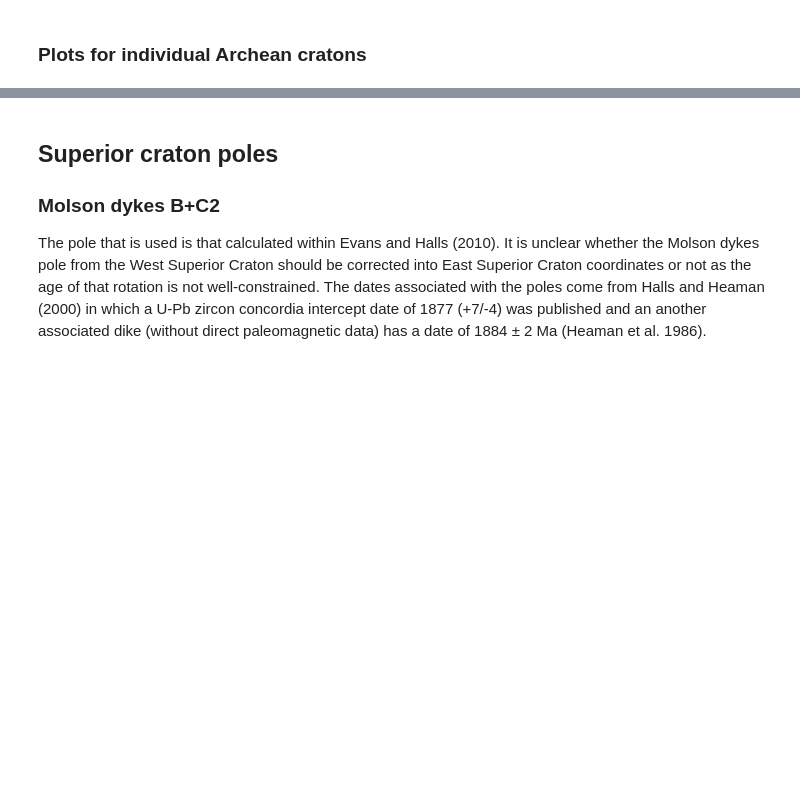
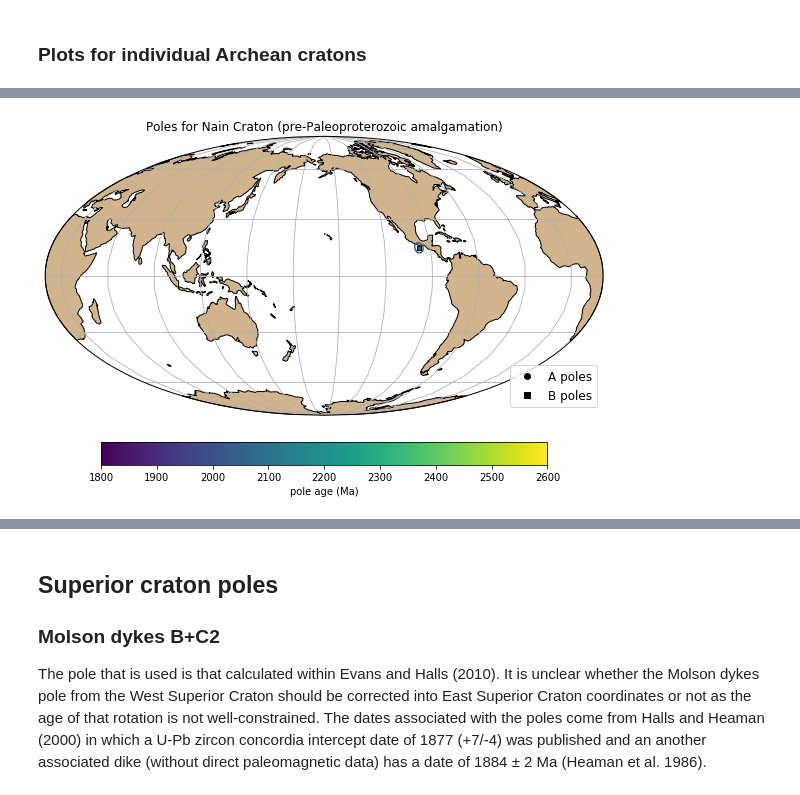
Before and after one commit to Swanson-Hysell-Group/Laurentia_Paleogeography, a Jupyter notebook: Laurentia_pole_compilation.ipynb, the cells around one changed output, grey strips where cells are left out. Cells and saved outputs as stored; diff of their text form; code cells hidden in the pictures; blank space fills up the shorter version.

```diff
--- a/Laurentia_pole_compilation.ipynb
+++ b/Laurentia_pole_compilation.ipynb
@@ -791,19 +826,19 @@ plt.show()
 # %%
 map_axis = ipmag.make_mollweide_map(central_longitude=200,figsize=(10,10))
-ipmag.plot_poles_colorbar(map_axis,Laur_Nain_poles_A_plon,Laur_Nain_poles_A_plat,Laur_Nain_poles_A_a95,
-                          Laur_Nain_poles_A_age,1800,2600,marker='o',colorbar=False)
 ipmag.plot_poles_colorbar(map_axis,Laur_Nain_poles_B_plon,Laur_Nain_poles_B_plat,Laur_Nain_poles_B_a95,
                           Laur_Nain_poles_B_age,1800,2600,marker='s')
 plt.title('Poles for Nain Craton (pre-Paleoproterozoic amalgamation)')
 legend_elements = [Line2D([0], [0], marker='o', color='w', label='A poles',
                           markerfacecolor='k', markersize=8),
                    Line2D([0], [0], marker='s', color='w', label='B poles',
                           markerfacecolor='k', markersize=8)]
 
 plt.legend(handles=legend_elements, loc='upper right',
            bbox_to_anchor=(1,0.2), fancybox=True, fontsize = 12)
 plt.savefig('./Figures/Laurentia_Nain_poles.pdf')
 plt.show()
+# %% [output]
+[figure, added]
 # %%
 #NEED TO IMPROVE TO DEAL WITH SUPERIOR ROTATION
 map_axis = ipmag.make_mollweide_map(central_longitude=200,figsize=(10,10))
```
Also changed, not shown: parts of 10 cells of this notebook, 9 other files.
